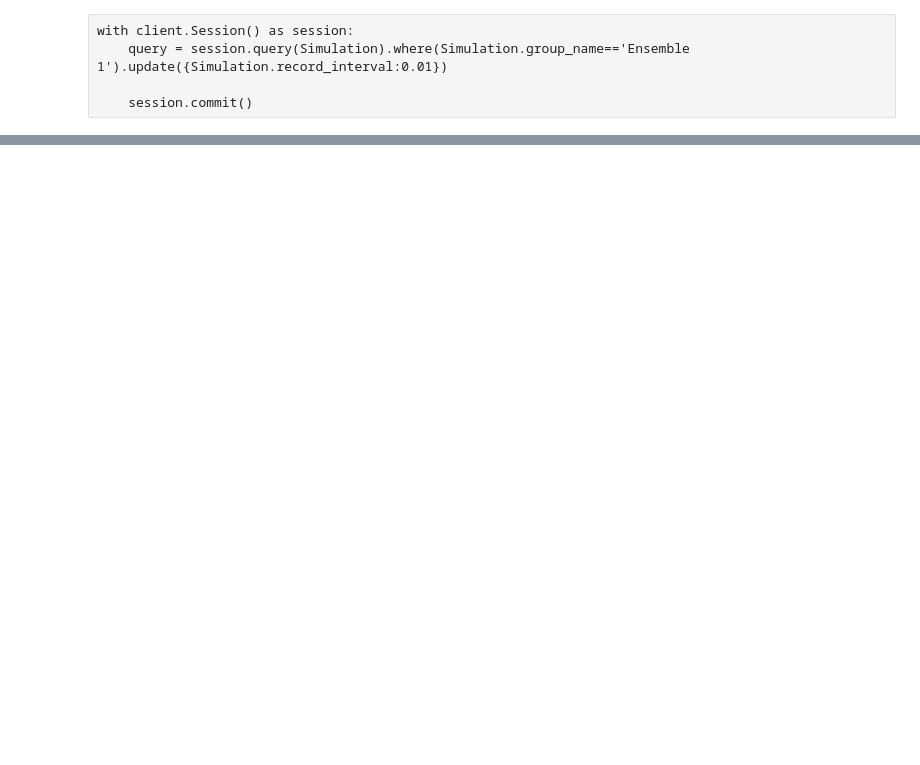
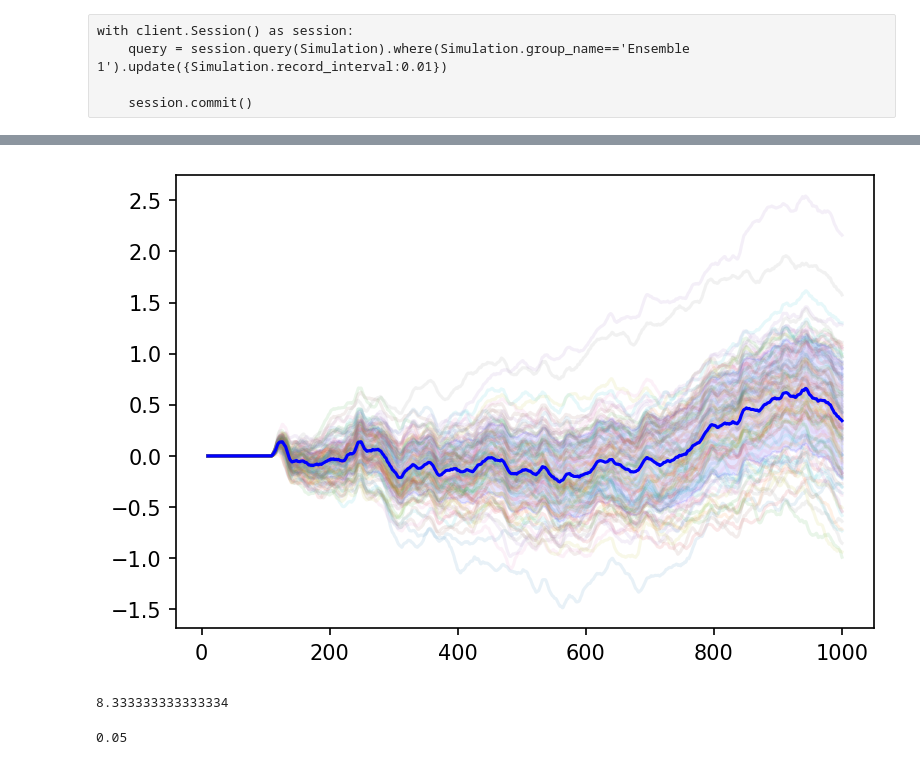
Before and after one commit to ashmat98/LJ-magnetic, a Jupyter notebook: Load.ipynb, the cells around one changed output, grey strips where cells are left out. Drawn from its saved outputs; the diff is of its cells as text; code cells hidden in the pictures; blank space fills up the shorter version.

```diff
--- a/Load.ipynb
+++ b/Load.ipynb
@@ -101,0 +113,16 @@ ax.get_legend().remove()
+# %%
+df_diff = {}
+for Bz in data.keys():
+    if Bz==0:
+        continue
+    sr = (data[Bz]["L"]-data[0]["L"])[data[Bz]["L"].columns[0]]
+    sr.name = Bz
+    df_diff[Bz] = sr
+df_diff = pd.DataFrame(df_diff)
+# %%
+rl = 100
+ax = df_diff.rolling(rl).mean().plot(alpha=0.1)
+ax.get_legend().remove()
+plot_mean_std(df_diff.rolling(rl).mean(), "blue", "a")
+# %% [output]
+[figure, added]
@@ -101,0 +149,8 @@ ax.get_legend().remove()
+# %%
+100/12
+# %% [output]
+8.333333333333334
+# %%
+index[1]
+# %% [output]
+0.05
```
Also changed, not shown: parts of 25 cells of this notebook, 11 other files.
